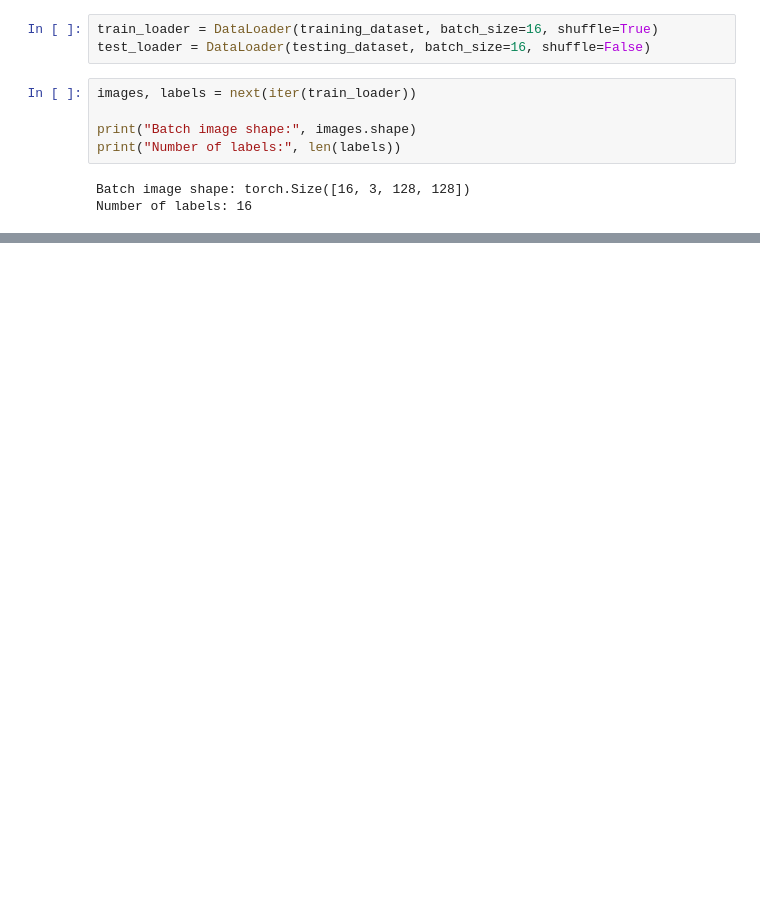
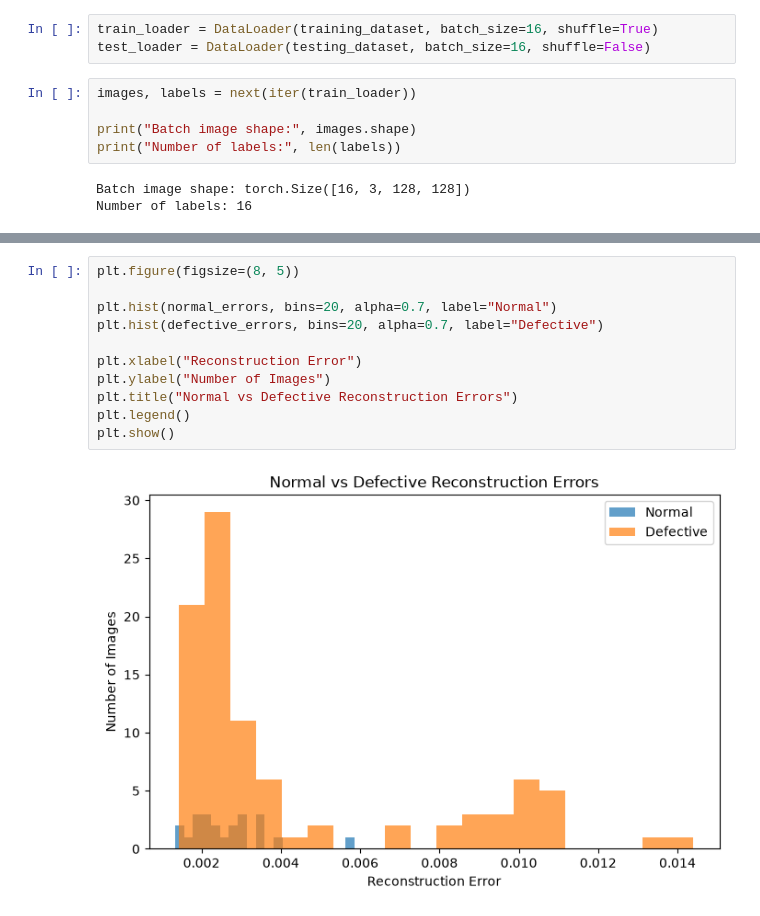
Before and after one commit to Madhubalakumar07/Industrial-Defect-Detection, a Jupyter notebook: model/Industrial_defect_VAE.ipynb, the cells around one changed output, grey strips where cells are left out. Cells and saved outputs as stored; diff of their text form; blank space fills up the shorter version.

```diff
--- a/model/Industrial_defect_VAE.ipynb
+++ b/model/Industrial_defect_VAE.ipynb
@@ -85,0 +395,13 @@ Number of labels: 16
+# %%
+plt.figure(figsize=(8, 5))
+
+plt.hist(normal_errors, bins=20, alpha=0.7, label="Normal")
+plt.hist(defective_errors, bins=20, alpha=0.7, label="Defective")
+
+plt.xlabel("Reconstruction Error")
+plt.ylabel("Number of Images")
+plt.title("Normal vs Defective Reconstruction Errors")
+plt.legend()
+plt.show()
+# %% [output]
+[figure, added]
```
Also changed, not shown: parts of 28 cells of this notebook.
